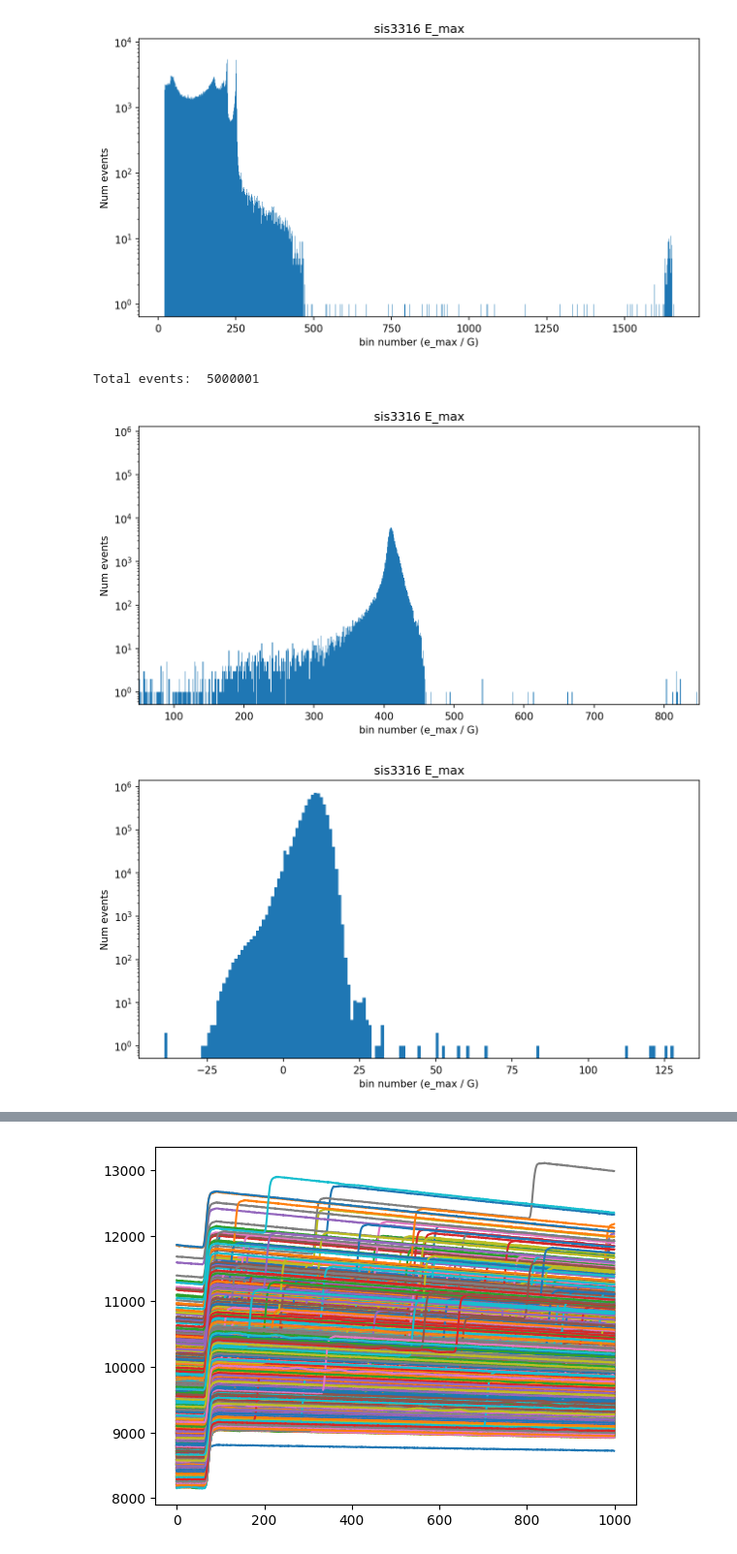
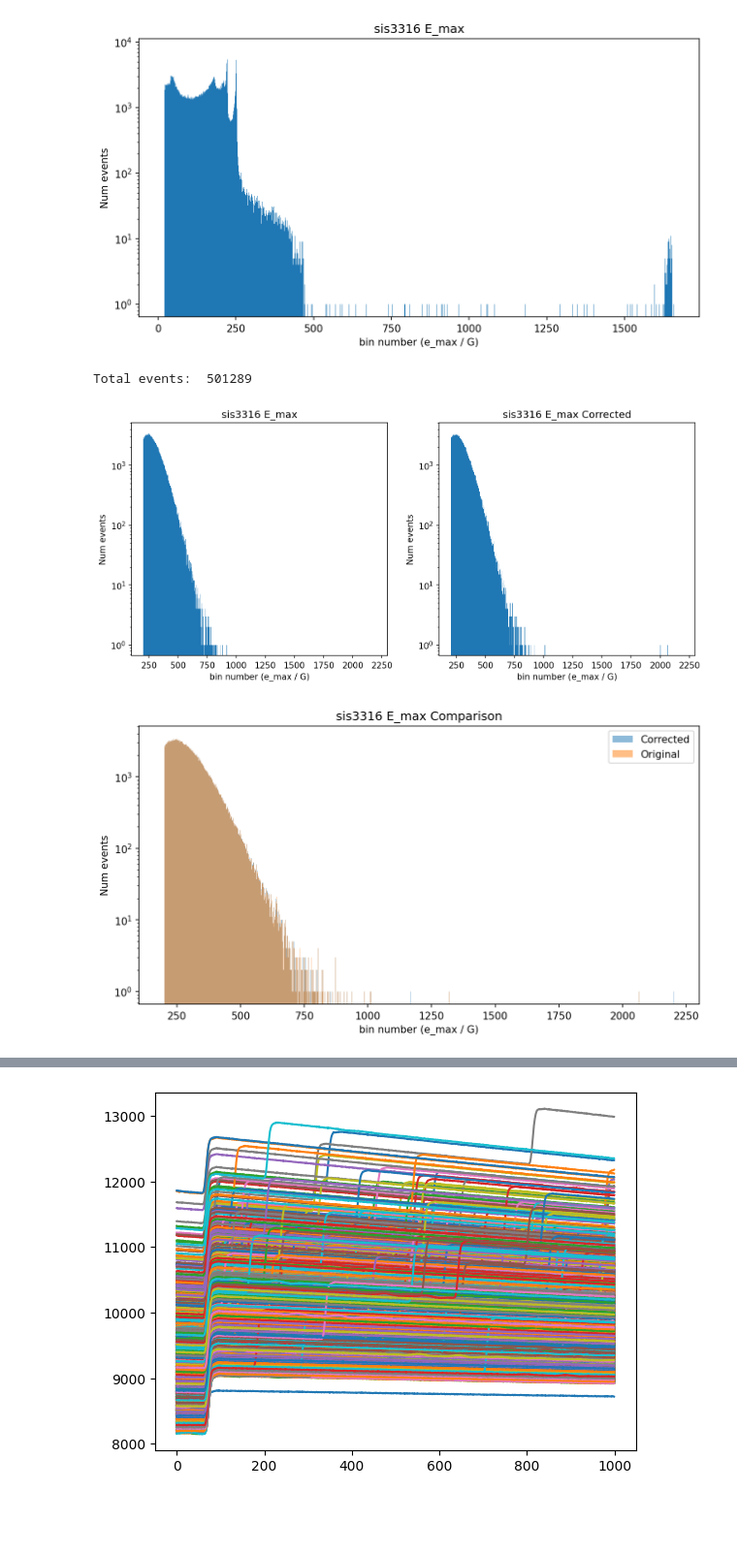
Before and after one commit to Ryan0522/sis3316_2025, a Jupyter notebook: Peak_Analysis.ipynb, the cells around one changed output, grey strips where cells are left out. Shown at 97% size. Saved outputs shown, nothing was run; the diff lists cells and outputs as text; code cells hidden in the pictures; blank space fills up the shorter version.

```diff
--- a/Peak_Analysis.ipynb
+++ b/Peak_Analysis.ipynb
@@ -92,7 +92,8 @@ def parse_events(file, debug=False, verbose=False, save_raw=False):
 
     P_value = 50
 
-    N = 2000
+    # N = 2000
+    N = 2000000
 
     if save_raw:
         N = 1500000
@@ -235,7 +236,7 @@ def parse_events(file, debug=False, verbose=False, save_raw=False):
         ax[1].set_ylabel('Num events')
         ax[1].hist(e_max_corrected, range=[ np.amin(e_max_corrected), np.amax(e_max_corrected)],  bins=int(np.amax(e_max_corrected)-np.amin(e_max_corrected)) )
         ax[1].set_yscale('log')
-        # plt.xlim(50, 850)
+        plt.xlim(0,1850)
         plt.show()
 
         plt.figure(figsize=(10, 5), dpi=150)
@@ -271,9 +272,9 @@ parse_events(filename)
 Total events:  456575
 [figure]
 # %%
-filename = "./Tests/20250306_run17/ch00.dat"
-parse_events(filename)
+filename = "./Tests/20250616_run18/ch00.dat"
+parse_events(filename, debug=False, save_raw=False)
 # %% [output]
-Total events:  5000001
+Total events:  501289
-[figure, old version]
+[figure, new version]
-[figure, old version]
+[figure, new version]
```
Also changed, not shown: parts of 5 cells of this notebook, 4 other files.
